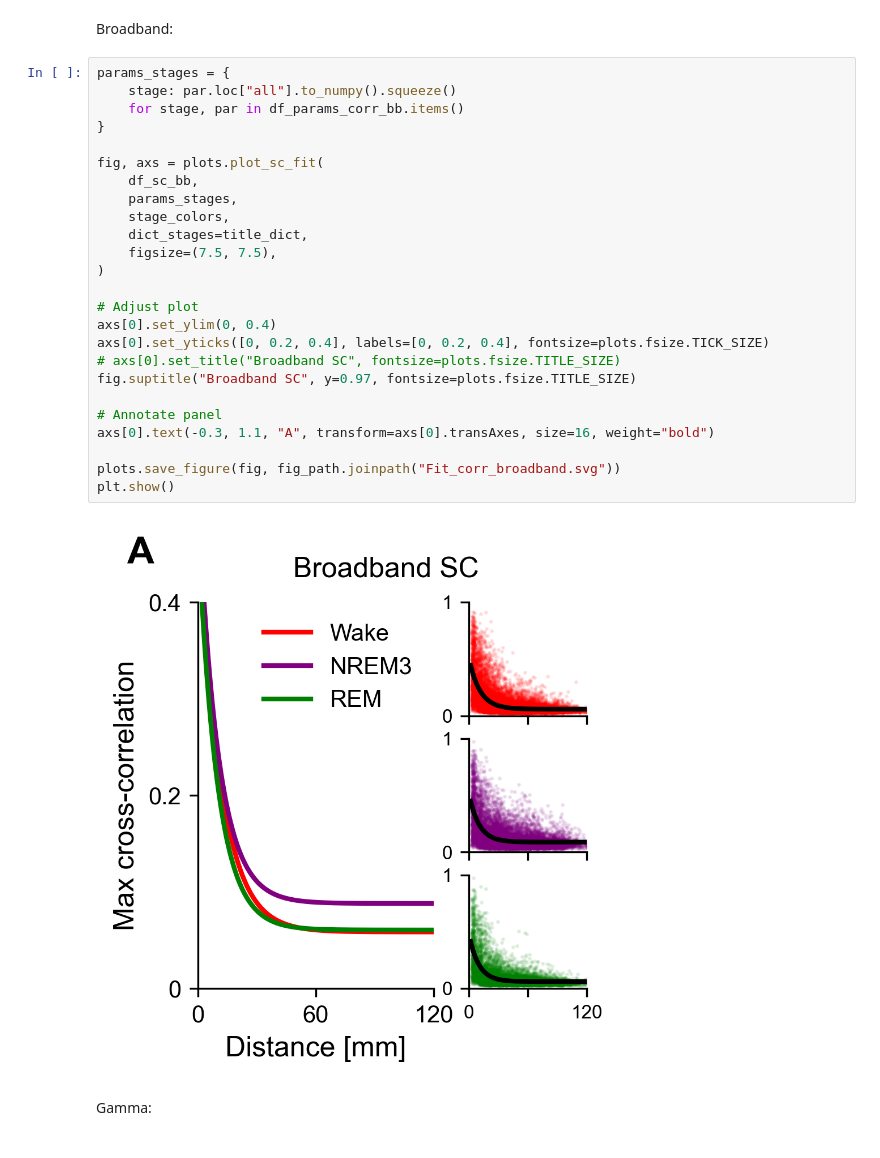
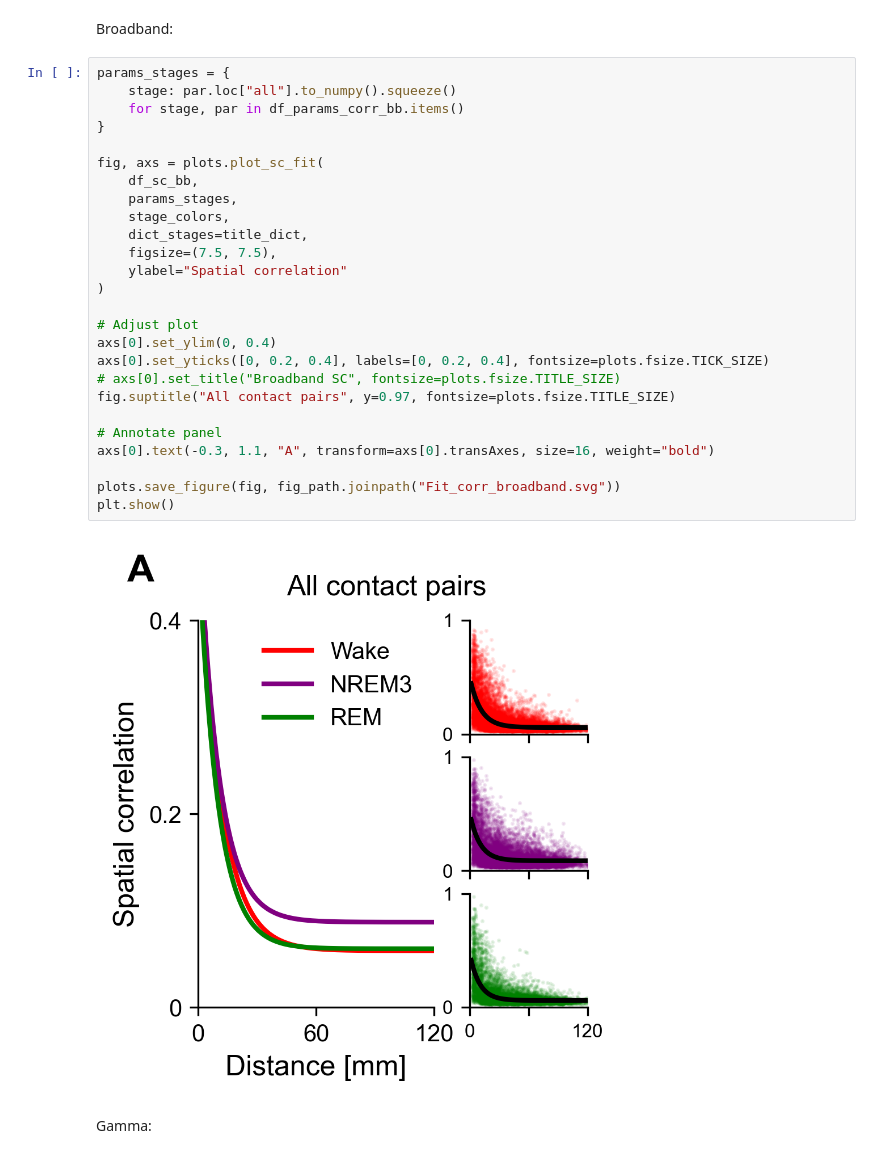
Before and after one commit to cusinatr/MNI-Analysis, a Jupyter notebook: Analysis/Figures/Fig_sc.ipynb, the cells around one changed output. Cells and saved outputs as stored; diff of their text form.

```diff
--- a/Analysis/Figures/Fig_sc.ipynb
+++ b/Analysis/Figures/Fig_sc.ipynb
@@ -81,30 +81,31 @@ Broadband:
 # %%
 params_stages = {
     stage: par.loc["all"].to_numpy().squeeze()
     for stage, par in df_params_corr_bb.items()
 }
 
 fig, axs = plots.plot_sc_fit(
     df_sc_bb,
     params_stages,
     stage_colors,
     dict_stages=title_dict,
     figsize=(7.5, 7.5),
+    ylabel="Spatial correlation"
 )
 
 # Adjust plot
 axs[0].set_ylim(0, 0.4)
 axs[0].set_yticks([0, 0.2, 0.4], labels=[0, 0.2, 0.4], fontsize=plots.fsize.TICK_SIZE)
 # axs[0].set_title("Broadband SC", fontsize=plots.fsize.TITLE_SIZE)
-fig.suptitle("Broadband SC", y=0.97, fontsize=plots.fsize.TITLE_SIZE)
+fig.suptitle("All contact pairs", y=0.97, fontsize=plots.fsize.TITLE_SIZE)
 
 # Annotate panel
 axs[0].text(-0.3, 1.1, "A", transform=axs[0].transAxes, size=16, weight="bold")
 
 plots.save_figure(fig, fig_path.joinpath("Fit_corr_broadband.svg"))
 plt.show()
 # %% [output]
-[figure, old version]
+[figure, new version]
 # %% [markdown]
 Gamma:
 # %%
```
Also changed, not shown: parts of 16 cells of this notebook, 3 other files.
